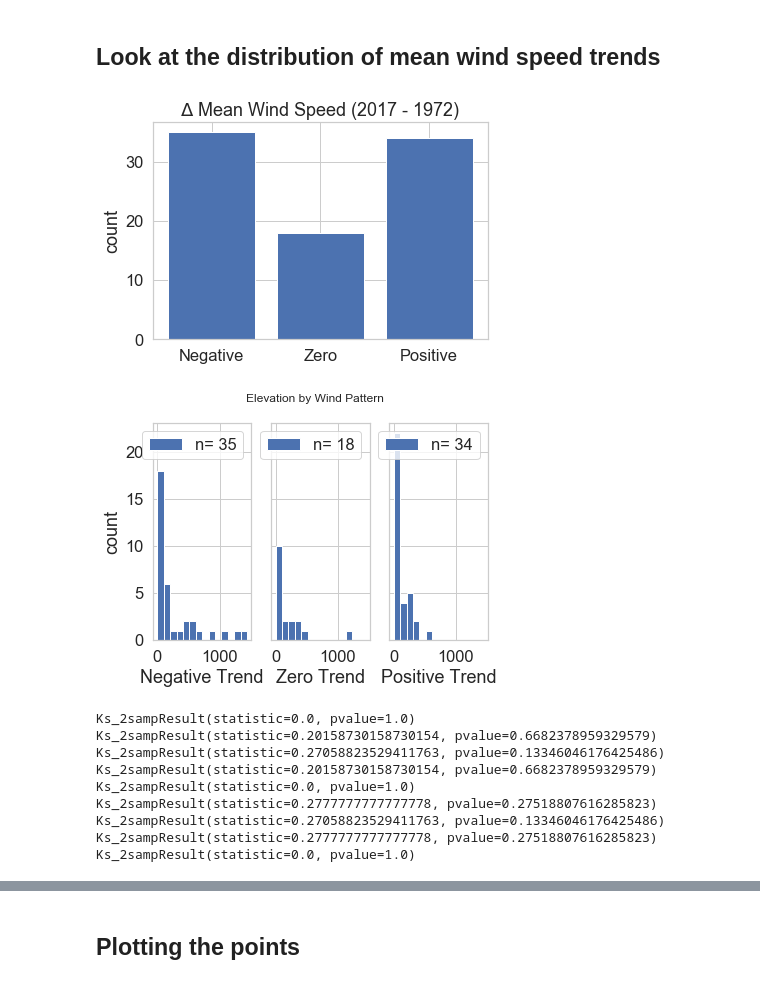
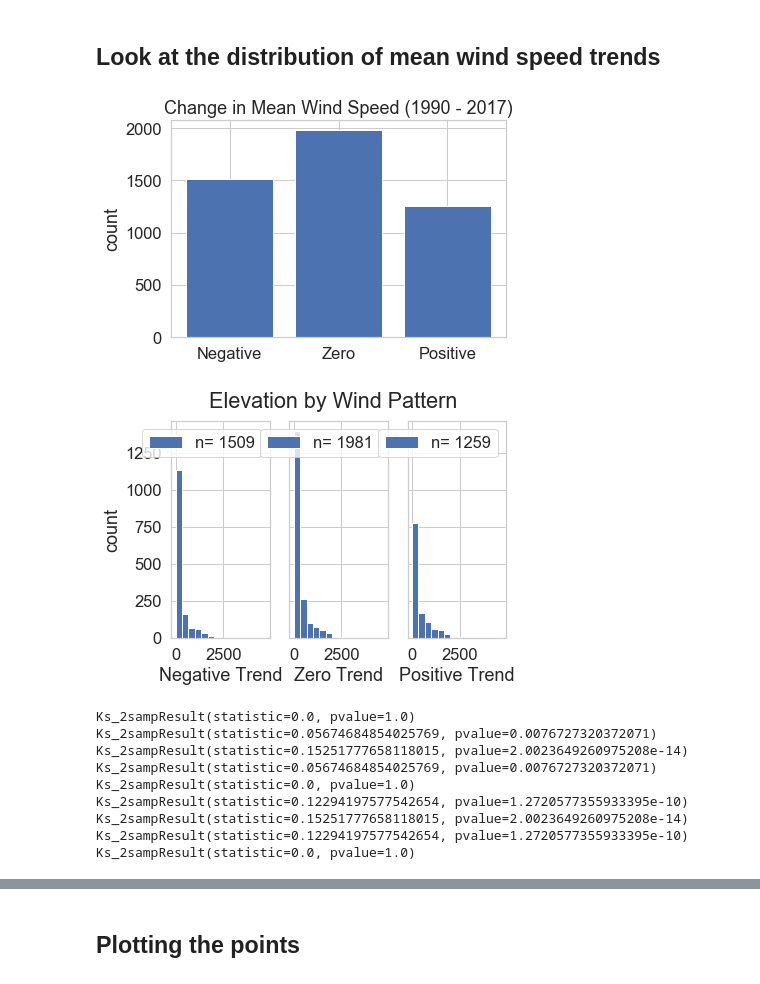
Before and after one commit to aametcalf01/globalWindTrends, a Jupyter notebook: scripts/stationPlot.ipynb, the cells around one changed output, grey strips where cells are left out. Drawn from its saved outputs; the diff is of its cells as text; code cells hidden in the pictures.

```diff
--- a/scripts/stationPlot.ipynb
+++ b/scripts/stationPlot.ipynb
@@ -30,6 +30,6 @@ sns.set_style("whitegrid")
 os.chdir(os.path.join(str(Path.home()),
                       "Documents/research/wind/globalWindTrends/data_light"))
 # %%
-df=pd.read_csv('stationAttr72.csv')
+df=pd.read_csv('stationAttr90.csv')
 df.head(),df.shape
 # %% [output]
@@ -119,12 +121,12 @@ dfPos = df[df['slopeInt']== 1]
 # %%
 #plot the number of neg,zero,pos trends
 x = np.arange(3)
 plt.bar(x,[len(dfNeg), len(dfZero), len(dfPos)])
 plt.xticks(x,("Negative","Zero", "Positive"));
-plt.title("$\Delta$ Mean Wind Speed (2017 - 1972)")
+plt.title("Change in Mean Wind Speed (1990 - 2017)")
 plt.ylabel("count");
 # %% [output]
-[figure, old version]
+[figure, new version]
 # %%
 #Look at the elevation by change in wind speed pattern
 b = np.linspace(0,max(df.elev),15)
@@ -145,7 +147,7 @@ ax3.legend()
 
 fig.suptitle("Elevation by Wind Pattern");
 # %% [output]
-[figure, old version]
+[figure, new version]
 # %%
 # are these distributions different? (they don't look it...)
 # we use a Kolmogorov-Smirnov test
@@ -157,11 +159,11 @@ for dist in [e1,e2,e3]:
         print(stats.ks_2samp(dist,dist2))
 # %% [output]
 Ks_2sampResult(statistic=0.0, pvalue=1.0)
-Ks_2sampResult(statistic=0.20158730158730154, pvalue=0.6682378959329579)
-Ks_2sampResult(statistic=0.27058823529411763, pvalue=0.13346046176425486)
-Ks_2sampResult(statistic=0.20158730158730154, pvalue=0.6682378959329579)
+Ks_2sampResult(statistic=0.05674684854025769, pvalue=0.0076727320372071)
+Ks_2sampResult(statistic=0.15251777658118015, pvalue=2.0023649260975208e-14)
+Ks_2sampResult(statistic=0.05674684854025769, pvalue=0.0076727320372071)
 Ks_2sampResult(statistic=0.0, pvalue=1.0)
-Ks_2sampResult(statistic=0.2777777777777778, pvalue=0.27518807616285823)
-Ks_2sampResult(statistic=0.27058823529411763, pvalue=0.13346046176425486)
-Ks_2sampResult(statistic=0.2777777777777778, pvalue=0.27518807616285823)
+Ks_2sampResult(statistic=0.12294197577542654, pvalue=1.2720577355933395e-10)
+Ks_2sampResult(statistic=0.15251777658118015, pvalue=2.0023649260975208e-14)
+Ks_2sampResult(statistic=0.12294197577542654, pvalue=1.2720577355933395e-10)
 Ks_2sampResult(statistic=0.0, pvalue=1.0)
```
Also changed, not shown: parts of 44 cells of this notebook, 28 other files.
